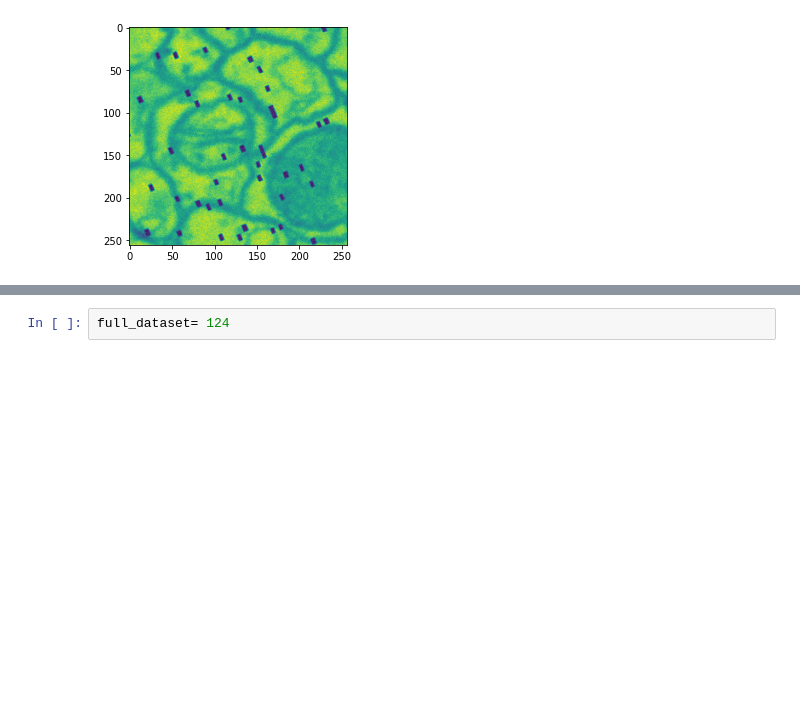
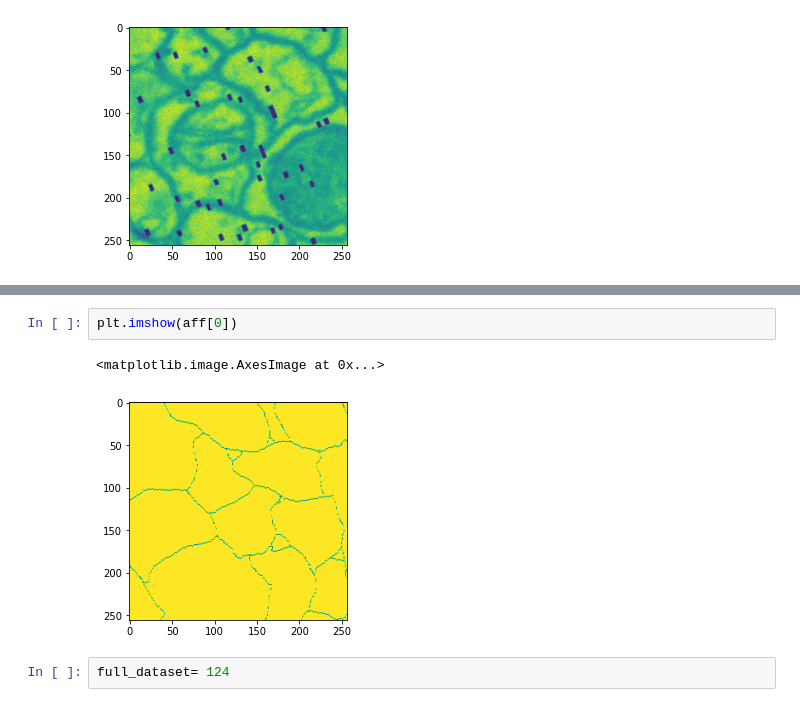
Before and after one commit to bbarad/defects_DLMBL, a Jupyter notebook: notebooks/dataloader_testing.ipynb, the cells around one changed output, grey strips where cells are left out. Saved outputs shown, nothing was run; the diff lists cells and outputs as text; blank space fills up the shorter version.

```diff
--- a/notebooks/dataloader_testing.ipynb
+++ b/notebooks/dataloader_testing.ipynb
@@ -151,3 +153,8 @@ plt.imshow(y[1].squeeze())
+# %%
+plt.imshow(aff[0])
+# %% [output]
+<matplotlib.image.AxesImage at 0x...>
+[figure, added]
 # %%
 full_dataset= 124
 # %%
```
Also changed, not shown: parts of 3 cells of this notebook, 6 other files.
